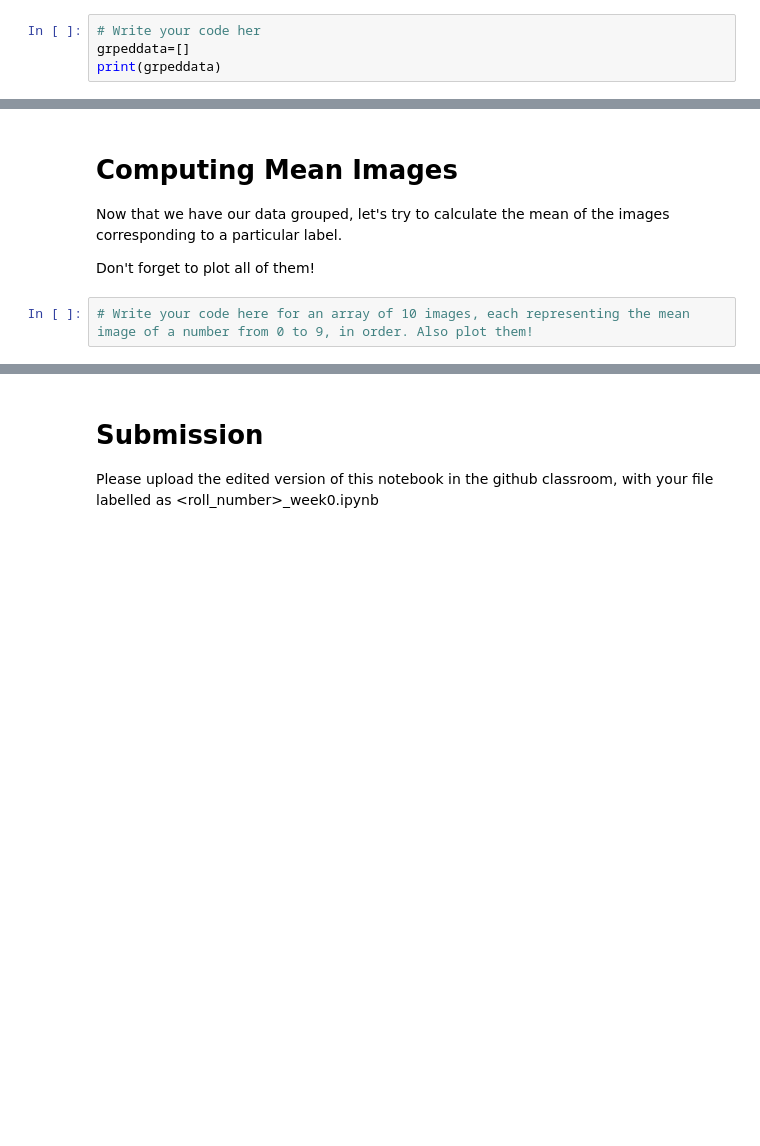
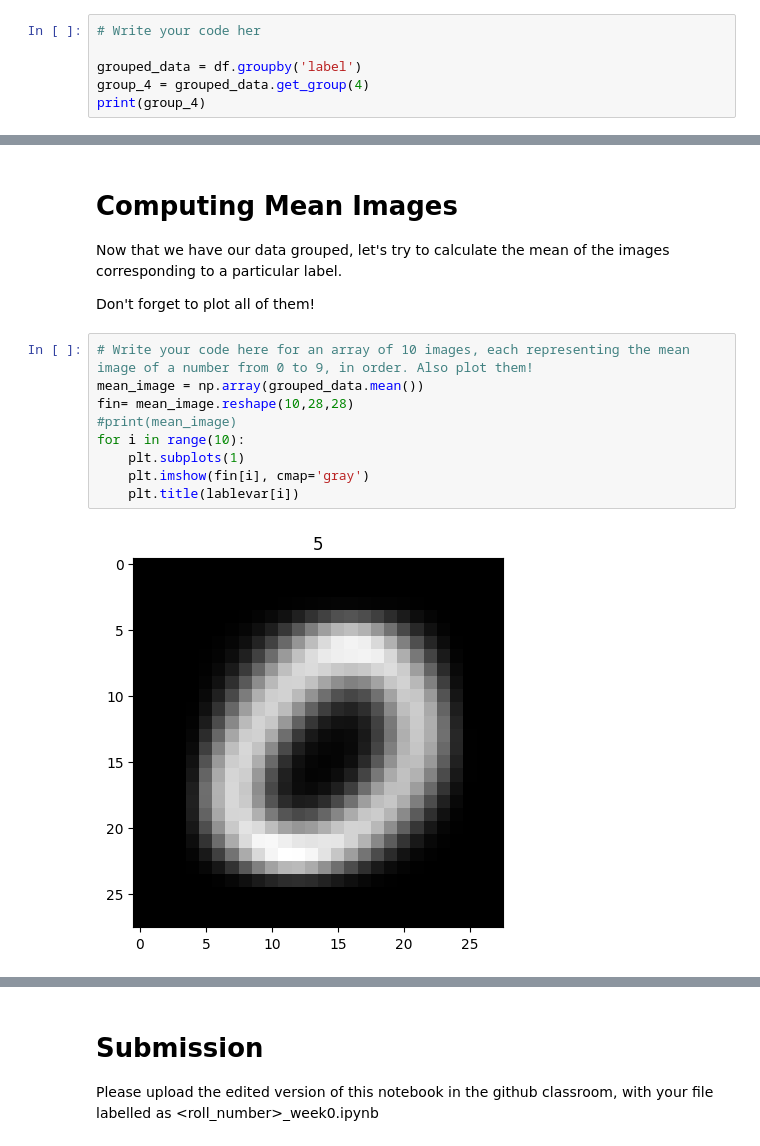
Before and after one commit to Saimapath/saimapatharwat_22B1244, a Jupyter notebook: Week0.ipynb, the cells around one changed output, grey strips where cells are left out. Cells and saved outputs as stored; diff of their text form; blank space fills up the shorter version.

```diff
--- a/Week0.ipynb
+++ b/Week0.ipynb
@@ -241,5 +262,7 @@ Let's try and group those images together, based on their labels. This is slight
 Hint : You could also do this with $10$ iterations, which is the number of digits, and with $60000$ iterations, which is the number of images we have, so if you can't find any way without loops, try to find a way with $10$ iterations rather than $60000$
 # %%
 # Write your code her
-grpeddata=[]
-print(grpeddata)
+
+grouped_data = df.groupby('label')
+group_4 = grouped_data.get_group(4)
+print(group_4)
@@ -251,3 +292,12 @@ Now that we have our data grouped, let's try to calculate the mean of the images
 Don't forget to plot all of them!
 # %%
 # Write your code here for an array of 10 images, each representing the mean image of a number from 0 to 9, in order. Also plot them!
+mean_image = np.array(grouped_data.mean())
+fin= mean_image.reshape(10,28,28)
+#print(mean_image)
+for i in range(10):
+    plt.subplots(1)
+    plt.imshow(fin[i], cmap='gray')
+    plt.title(lablevar[i])
+# %% [output]
+[figure, added]
```
Also changed, not shown: parts of 7 cells of this notebook.
